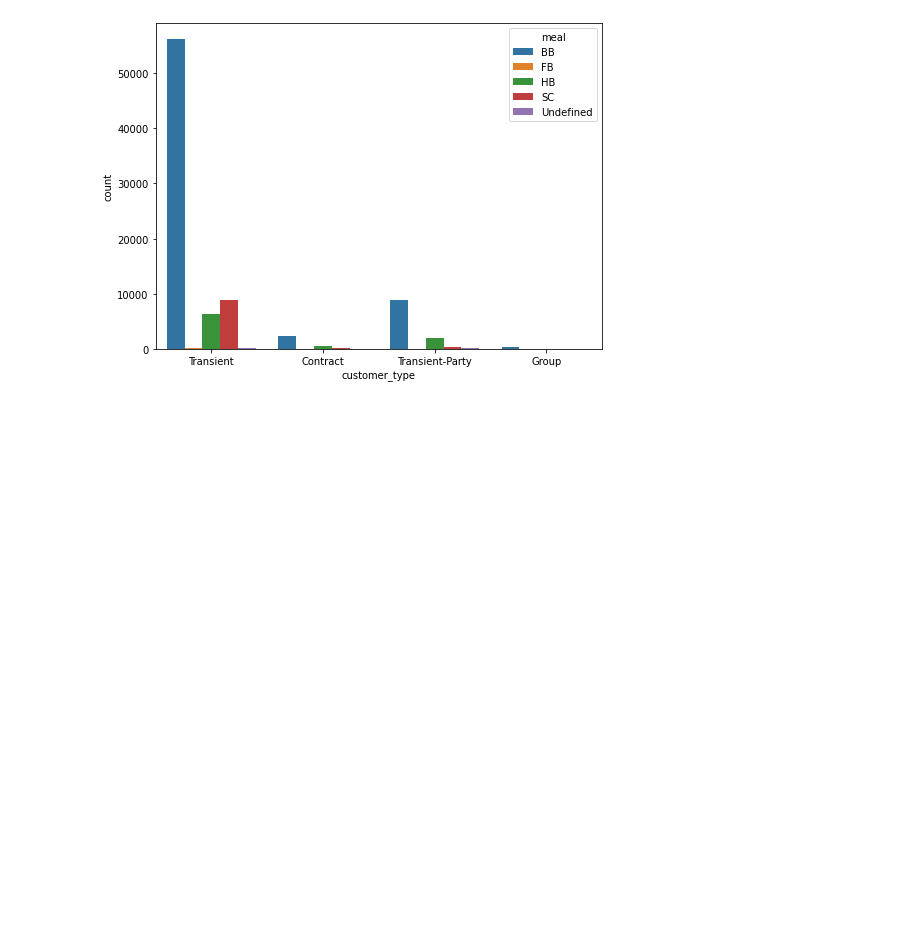
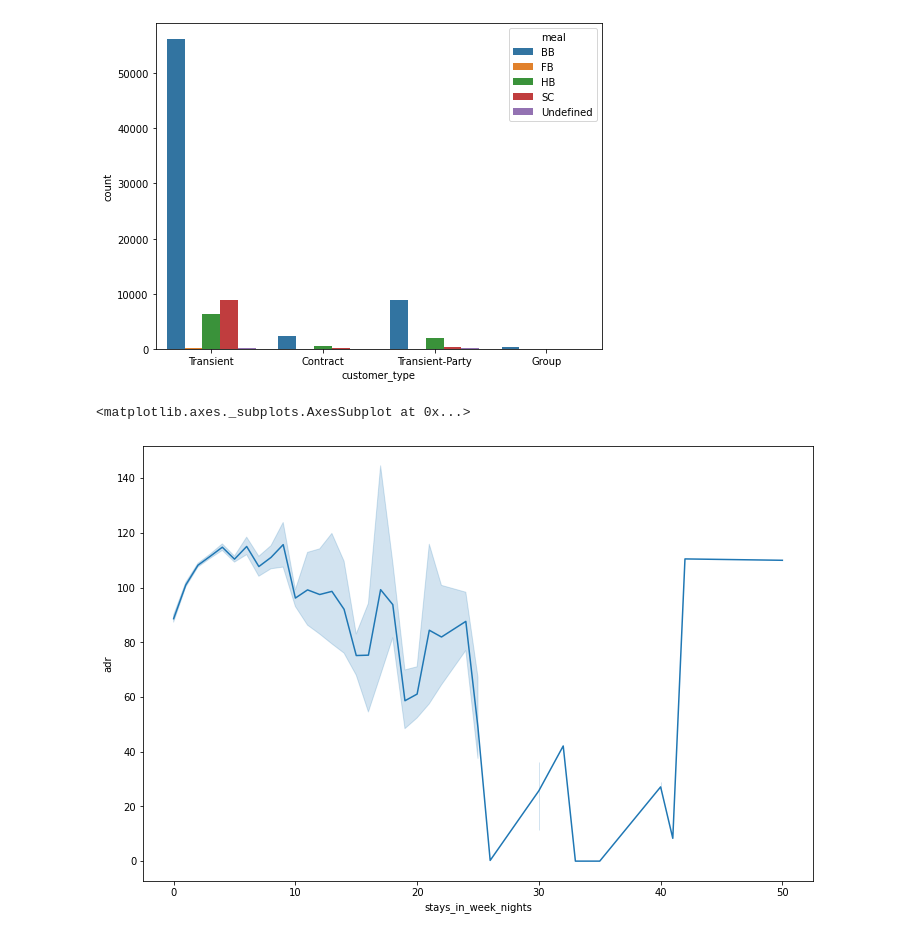
Before and after one commit to wankhede10swapnil/Hotel_Bookings_Analysis, a Jupyter notebook: Swapnil_Copy_of_Hotel_Booking_Analysis_Capstone_Project.ipynb, the cells around one changed output. Cells and saved outputs as stored; diff of their text form; code cells hidden in the pictures; blank space fills up the shorter version.

```diff
--- a/Swapnil_Copy_of_Hotel_Booking_Analysis_Capstone_Project.ipynb
+++ b/Swapnil_Copy_of_Hotel_Booking_Analysis_Capstone_Project.ipynb
@@ -680,3 +685,10 @@ sns.countplot(x='customer_type',data=hotel_data, hue= 'meal')
 # %% [output]
 <matplotlib.axes._subplots.AxesSubplot at 0x...>
 [figure]
+# %%
+# lineplot of ADR
+plt.figure(figsize=(12,8))
+sns.lineplot(x = 'stays_in_week_nights',y = 'adr',data=hotel_data)
+# %% [output]
+<matplotlib.axes._subplots.AxesSubplot at 0x...>
+[figure, added]
```
Also changed, not shown: parts of 9 cells of this notebook.
